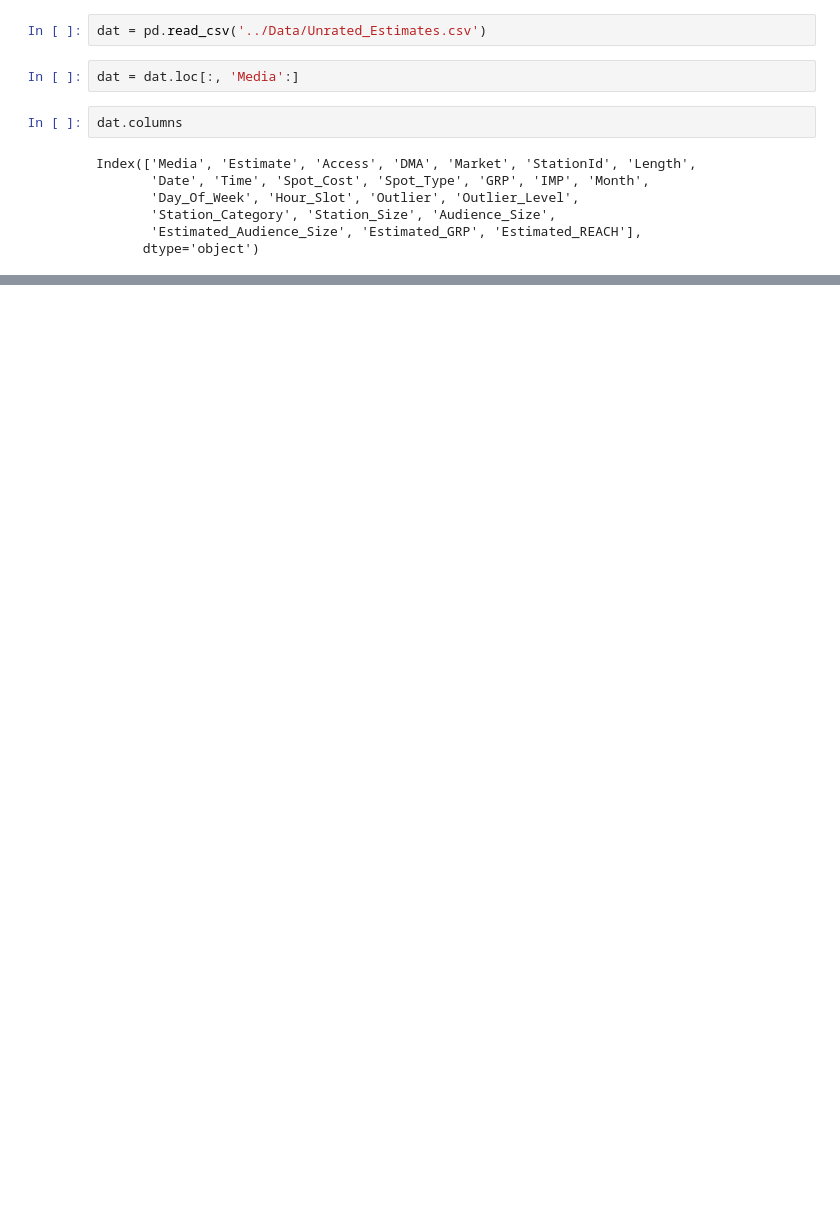
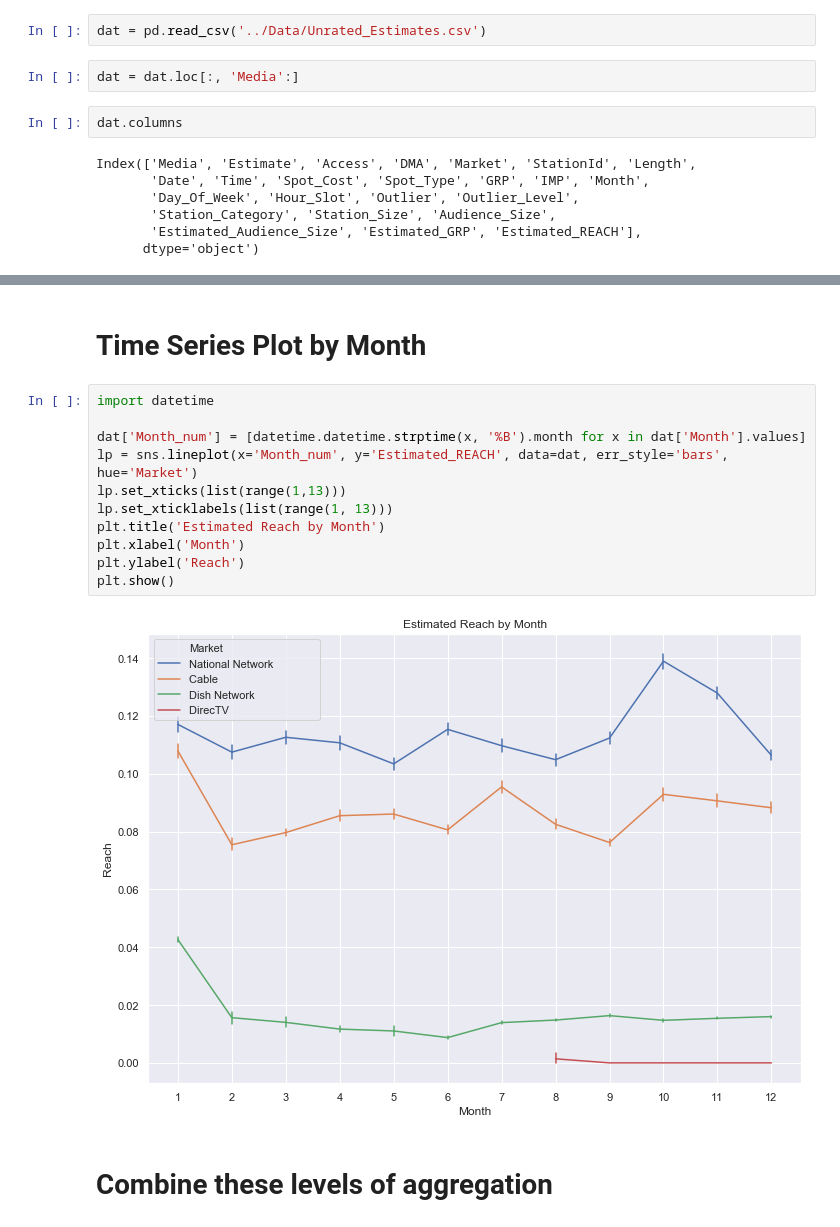
Before and after one commit to neonflux56/Direct_Avenue_GRP_Project, a Jupyter notebook: Code/alex_insights.ipynb, the cells around one changed output, grey strips where cells are left out. Drawn from its saved outputs; the diff is of its cells as text; blank space fills up the shorter version.

```diff
--- a/Code/alex_insights.ipynb
+++ b/Code/alex_insights.ipynb
@@ -60,0 +87,17 @@ print(np.sqrt(MSE(scaler_y.inverse_transform(y_test), preds)))
+# %% [markdown]
+# Time Series Plot by Month
+# %%
+import datetime
+
+dat['Month_num'] = [datetime.datetime.strptime(x, '%B').month for x in dat['Month'].values]
+lp = sns.lineplot(x='Month_num', y='Estimated_REACH', data=dat, err_style='bars', hue='Market')
+lp.set_xticks(list(range(1,13)))
+lp.set_xticklabels(list(range(1, 13)))
+plt.title('Estimated Reach by Month')
+plt.xlabel('Month')
+plt.ylabel('Reach')
+plt.show()
+# %% [output]
+[figure, added]
+# %% [markdown]
+# Combine these levels of aggregation
```
Also changed, not shown: parts of 14 cells of this notebook, 2 other files.
